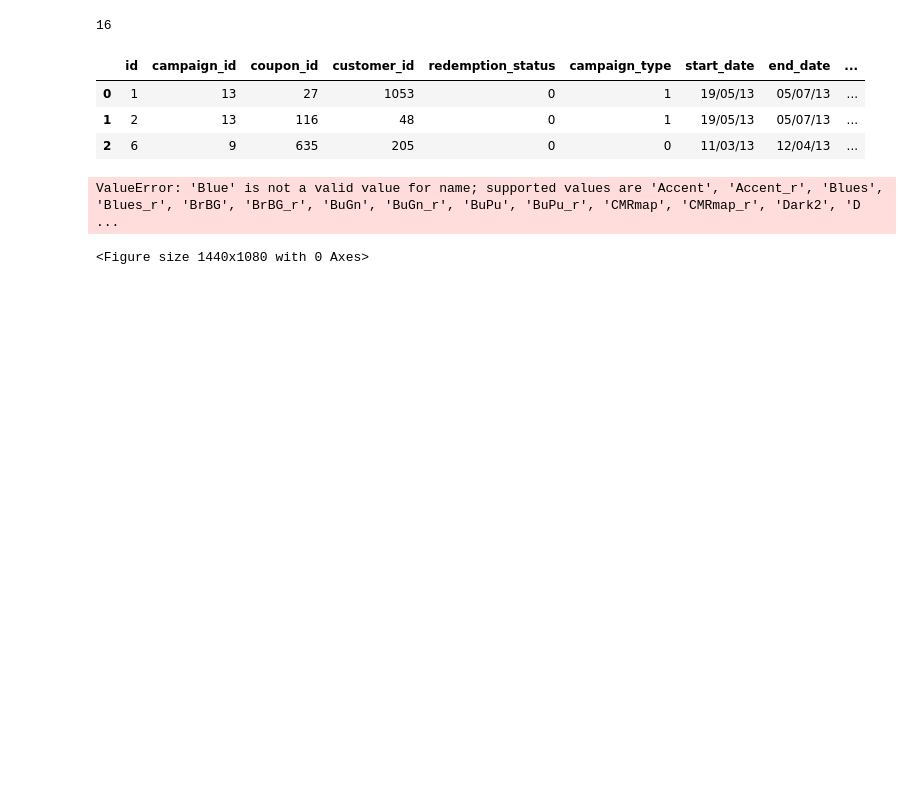
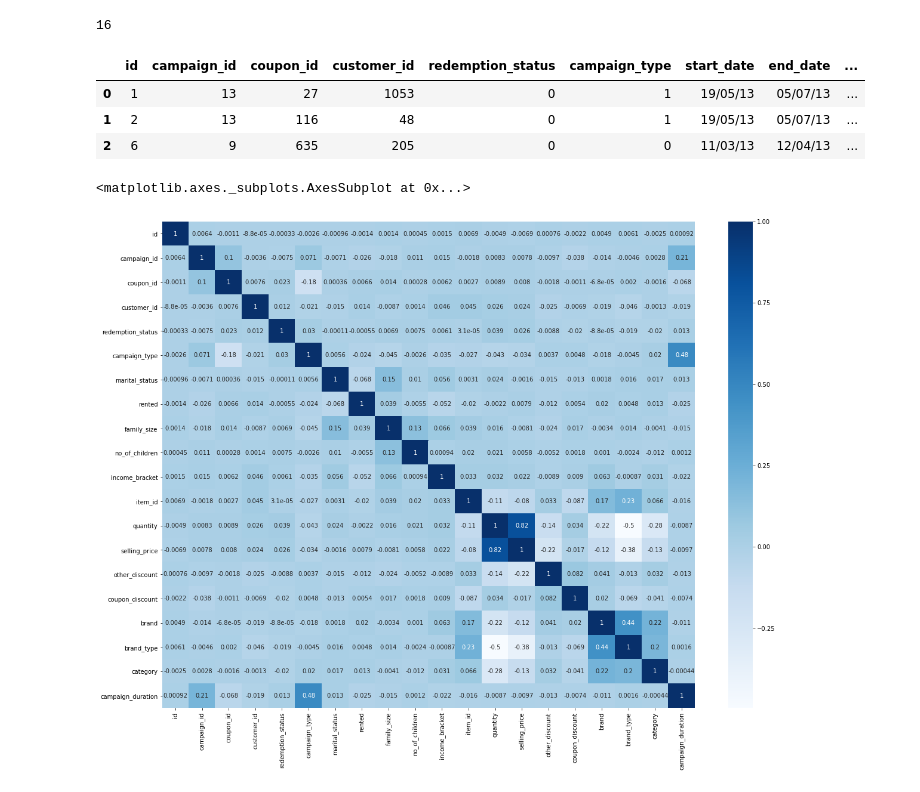
Before and after one commit to Abhijit2505/Coupon-Redemption-Prediction, a Jupyter notebook: Coupon Redemption Prediction.ipynb, the cells around one changed output. Cells and saved outputs as stored; diff of their text form; code cells hidden in the pictures; blank space fills up the shorter version.

```diff
--- a/Coupon Redemption Prediction.ipynb
+++ b/Coupon Redemption Prediction.ipynb
@@ -422,7 +422,7 @@ fix_data.head(3)
 # %%
 # plotting a heatmap to check coorelation matrix
 plt.figure(figsize=(20,15))
-sns.heatmap(data.corr(),cmap='Blue',annot=True)
+sns.heatmap(data.corr(),cmap='Blues',annot=True)
 # %% [output]
-ValueError: 'Blue' is not a valid value for name; supported values are 'Accent', 'Accent_r', 'Blues', 'Blues_r', 'BrBG', 'BrBG_r', 'BuGn', 'BuGn_r', 'BuPu', 'BuPu_r', 'CMRmap', 'CMRmap_r', 'Dark2', 'D ...
+<matplotlib.axes._subplots.AxesSubplot at 0x...>
-<Figure size 1440x1080 with 0 Axes>
+[figure, added]
```
